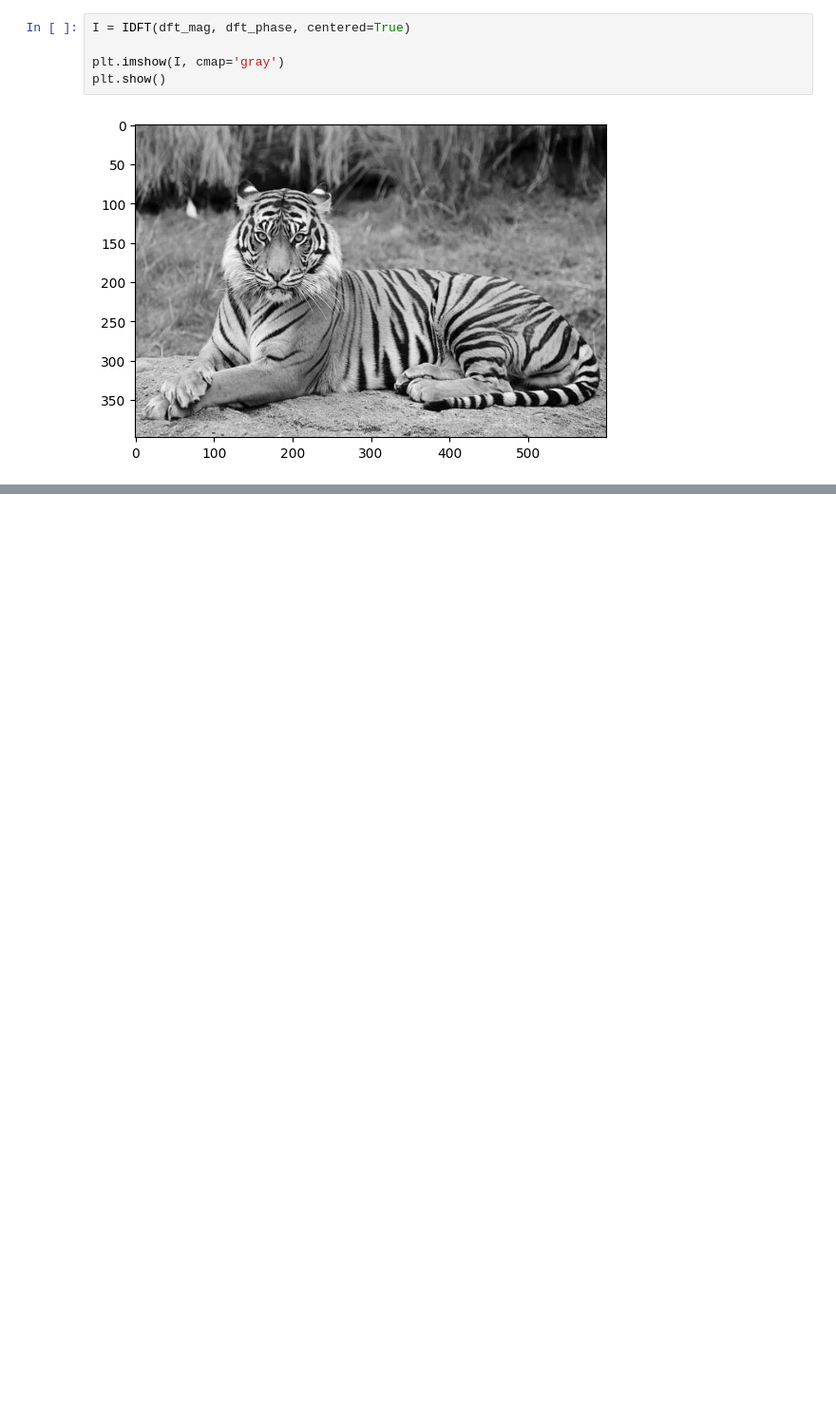
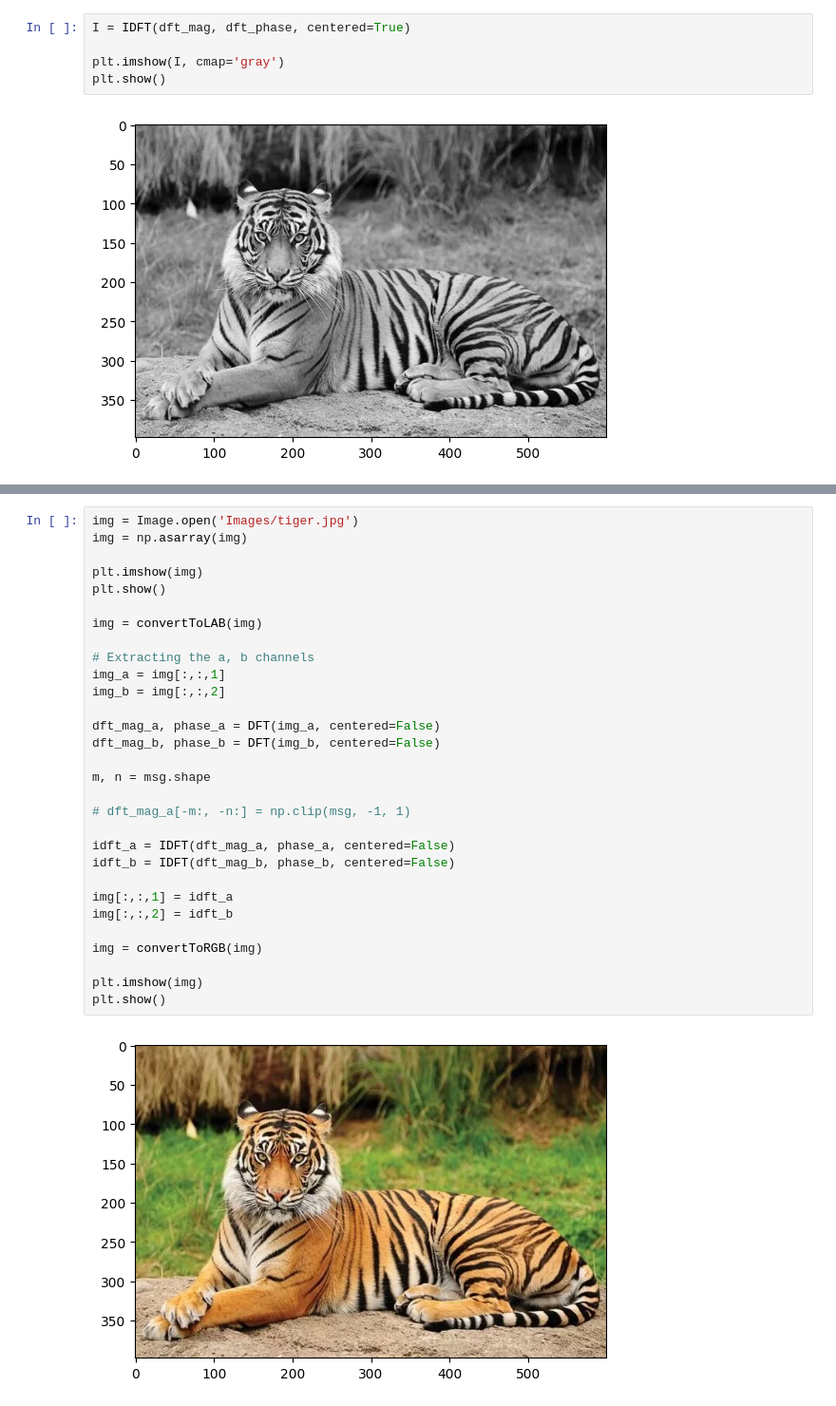
Before and after one commit to shreyaswankhede12/IVP-project, a Jupyter notebook: Code/main.ipynb, the cells around one changed output, grey strips where cells are left out. Shown at 95% size. Cells and saved outputs as stored; diff of their text form; blank space fills up the shorter version.

```diff
--- a/Code/main.ipynb
+++ b/Code/main.ipynb
@@ -240,0 +310,32 @@ plt.show()
+# %%
+img = Image.open('Images/tiger.jpg')
+img = np.asarray(img)
+
+plt.imshow(img)
+plt.show()
+
+img = convertToLAB(img)
+
+# Extracting the a, b channels
+img_a = img[:,:,1]
+img_b = img[:,:,2]
+
+dft_mag_a, phase_a = DFT(img_a, centered=False)
+dft_mag_b, phase_b = DFT(img_b, centered=False)
+
+m, n = msg.shape
+
+# dft_mag_a[-m:, -n:] = np.clip(msg, -1, 1)
+
+idft_a = IDFT(dft_mag_a, phase_a, centered=False)
+idft_b = IDFT(dft_mag_b, phase_b, centered=False)
+
+img[:,:,1] = idft_a
+img[:,:,2] = idft_b
+
+img = convertToRGB(img)
+
+plt.imshow(img)
+plt.show()
+# %% [output]
+[figure, added]
```
Also changed, not shown: parts of 6 cells of this notebook, 2 other files.
